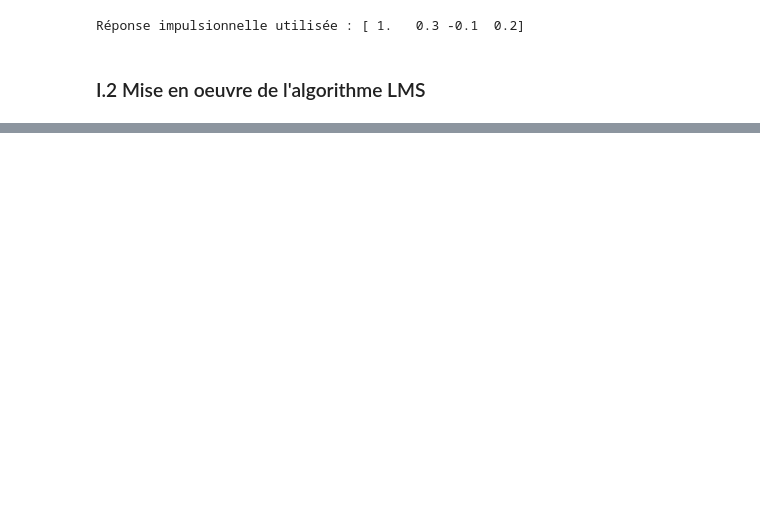
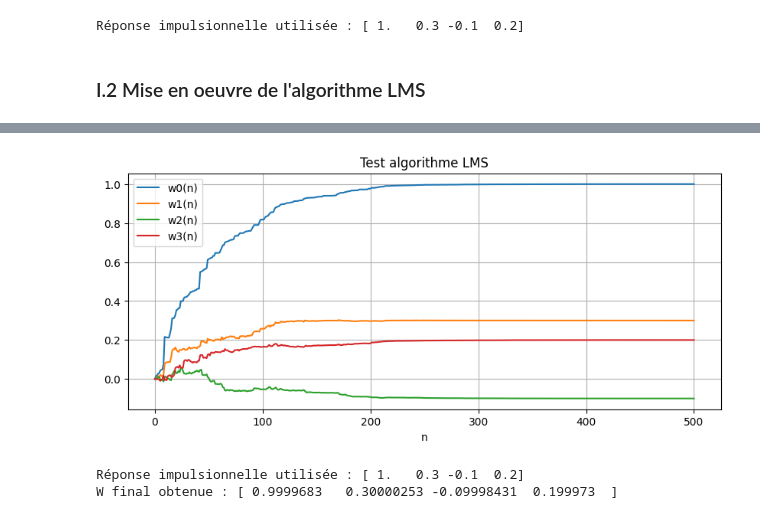
Before and after one commit to PailBoy/TP_SIGNAL_AVANCE, a Jupyter notebook: TP1/notebook/TP_LMS_IMAHO_EL_BOUROUMI.ipynb, the cells around one changed output, grey strips where cells are left out. Drawn from its saved outputs; the diff is of its cells as text; code cells hidden in the pictures; blank space fills up the shorter version.

```diff
--- a/TP1/notebook/TP_LMS_IMAHO_EL_BOUROUMI.ipynb
+++ b/TP1/notebook/TP_LMS_IMAHO_EL_BOUROUMI.ipynb
@@ -70 +71,21 @@ print("Réponse impulsionnelle utilisée :", h)
 Réponse impulsionnelle utilisée : [ 1.   0.3 -0.1  0.2]
+# %%
+W_tot = np.array(w, dtype=float)
+N=500
+plt.figure(figsize=(10, 4))
+for p in range(P):
+    # Visualisation
+
+    plt.plot(W_tot[:, p], label=f"w{p}(n)")
+
+plt.title("Test algorithme LMS")
+plt.xlabel("n")
+plt.legend()
+plt.grid(True)
+plt.show()
+print("Réponse impulsionnelle utilisée :", h)
+print("W final obtenue :", W_tot[N, :])
+# %% [output]
+[figure, added]
+Réponse impulsionnelle utilisée : [ 1.   0.3 -0.1  0.2]
+W final obtenue : [ 0.9999683   0.30000253 -0.09998431  0.199973  ]
```
Also changed, not shown: parts of 3 cells of this notebook, 1 other file.
